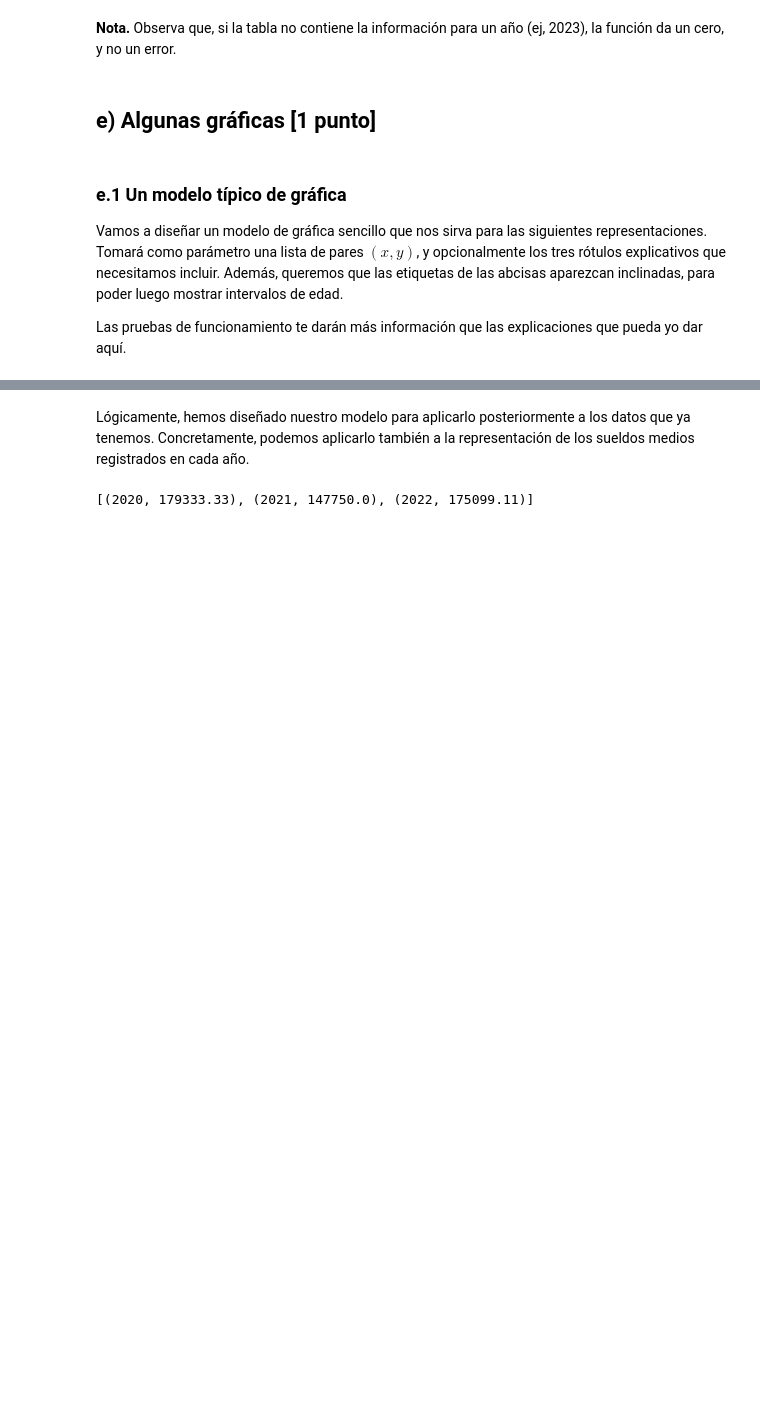
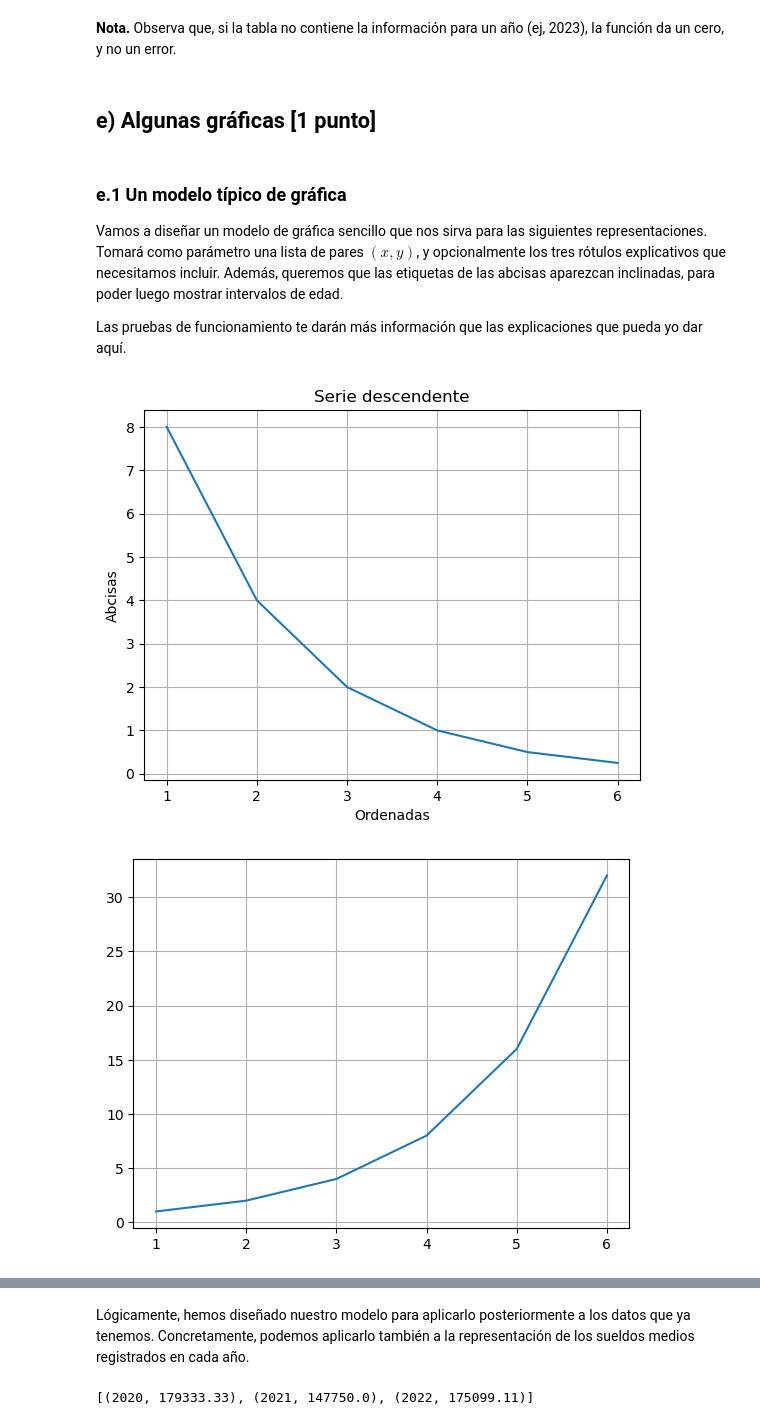
Before and after one commit to alejbormeg/MasterBigDataML-PythonCourse, a Jupyter notebook: python project/-- data_science_salaries/ds_salaries_ver2_enunciado.ipynb, the cells around one changed output, grey strips where cells are left out. Cells and saved outputs as stored; diff of their text form; code cells hidden in the pictures; blank space fills up the shorter version.

```diff
--- a/python project/-- data_science_salaries/ds_salaries_ver2_enunciado.ipynb
+++ b/python project/-- data_science_salaries/ds_salaries_ver2_enunciado.ipynb
@@ -826,3 +886,12 @@ Las pruebas de funcionamiento te darán más información que las explicaciones
+# %%
+# Pruebas de funcionamiento:
+
+representar_xxx_yyy([(1, 8), (2, 4), (3, 2), (4, 1), (5, 0.5), (6, 0.25)], ["Serie descendente", "Ordenadas", "Abcisas"])
+
+representar_xxx_yyy([(1, 1), (2, 2), (3, 4), (4, 8), (5, 16), (6, 32)])
+# %% [output]
+[figure, added]
+[figure, added]
 # %%
 # Pruebas de funcionamiento:
 
```
Also changed, not shown: parts of 22 cells of this notebook.
